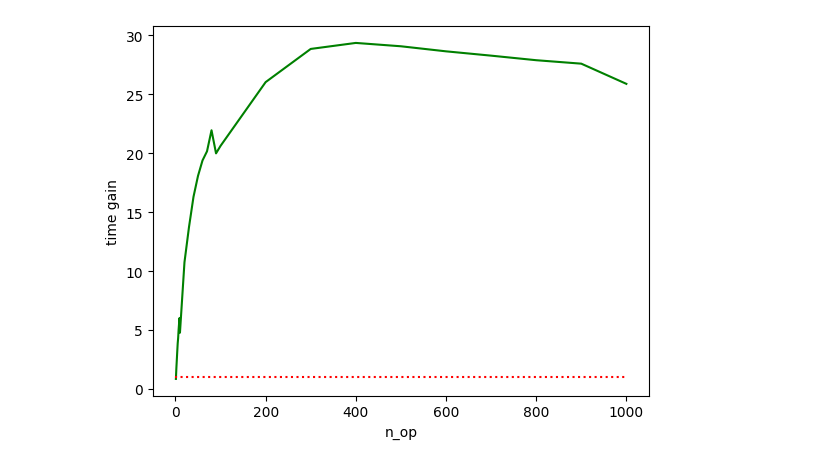
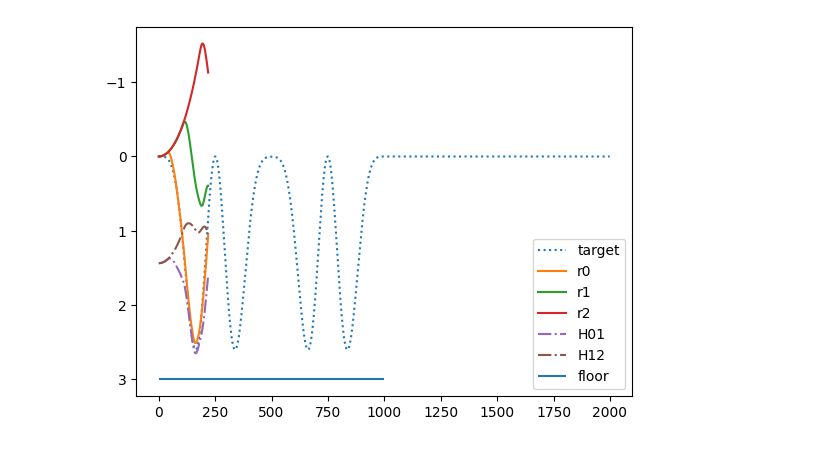
Before and after one commit to Kooolkimooov/pympc_usage, a Jupyter notebook: test.ipynb, the cells around one changed output. Saved outputs shown, nothing was run; the diff lists cells and outputs as text; code cells hidden in the pictures.

Commit message:
plotting figures for paper

```diff
--- a/test.ipynb
+++ b/test.ipynb
@@ -104,8 +0,0 @@ plt.show()
-# %%
-plt.plot( mat_sizes, [ f / s for s, f in zip( stack_means, for_means ) ], 'g-' )
-plt.hlines( 1, 0, 1000, 'r', ':' )
-plt.xlabel( 'n_op' )
-plt.ylabel( 'time gain' )
-plt.show()
-# %% [output]
-[figure, removed]
@@ -111,0 +7,30 @@ plt.show()
+# %%
+folder = Path( './plots/three_robots_chain_1725978286' )
+data = pd.read_csv(f'{folder}/logs.txt', sep='\t')
+with open(f'{folder}/config.json') as f:
+	conf = json.load(f)
+# %%
+state_r0 = data['state_r0'].apply(lambda x: pd.Series([float(v) for v in x[1:-1].split(',')], ['x', 'y', 'z', 'phi', 'theta', 'psi']))
+state_r1 = data['state_r1'].apply(lambda x: pd.Series([float(v) for v in x[1:-1].split(',')], ['x', 'y', 'z', 'phi', 'theta', 'psi']))
+state_r2 = data['state_r2'].apply(lambda x: pd.Series([float(v) for v in x[1:-1].split(',')], ['x', 'y', 'z', 'phi', 'theta', 'psi']))
+speed_r0 = data['speed_r0'].apply(lambda x: pd.Series([float(v) for v in x[1:-1].split(',')], ['x', 'y', 'z', 'phi', 'theta', 'psi']))
+speed_r1 = data['speed_r1'].apply(lambda x: pd.Series([float(v) for v in x[1:-1].split(',')], ['x', 'y', 'z', 'phi', 'theta', 'psi']))
+speed_r2 = data['speed_r2'].apply(lambda x: pd.Series([float(v) for v in x[1:-1].split(',')], ['x', 'y', 'z', 'phi', 'theta', 'psi']))
+actuation_r0 = data['actuation_r0'].apply(lambda x: pd.Series([float(v) for v in x[1:-1].split(',')], ['x', 'y', 'z', 'phi', 'theta', 'psi']))
+actuation_r1 = data['actuation_r1'].apply(lambda x: pd.Series([float(v) for v in x[1:-1].split(',')], ['x', 'y', 'z', 'phi', 'theta', 'psi']))
+actuation_r2 = data['actuation_r2'].apply(lambda x: pd.Series([float(v) for v in x[1:-1].split(',')], ['x', 'y', 'z', 'phi', 'theta', 'psi']))
+
+traj = array(conf['target_trajectory'])
+# %%
+plt.plot(traj[:, 0, 2], ':')
+plt.plot(state_r0['z'])
+plt.plot(state_r1['z'])
+plt.plot(state_r2['z'])
+plt.plot(data['H01'] + state_r0['z'], '-.')
+plt.plot(data['H12'] + state_r1['z'], '-.')
+
+plt.hlines(3., 0, 1000)
+plt.legend(['target', 'r0', 'r1', 'r2', 'H01', 'H12', 'floor'])
+plt.gca().invert_yaxis()
+# %% [output]
+[figure, added]
```
Also changed, not shown: parts of 10 cells of this notebook, 1 other file.
